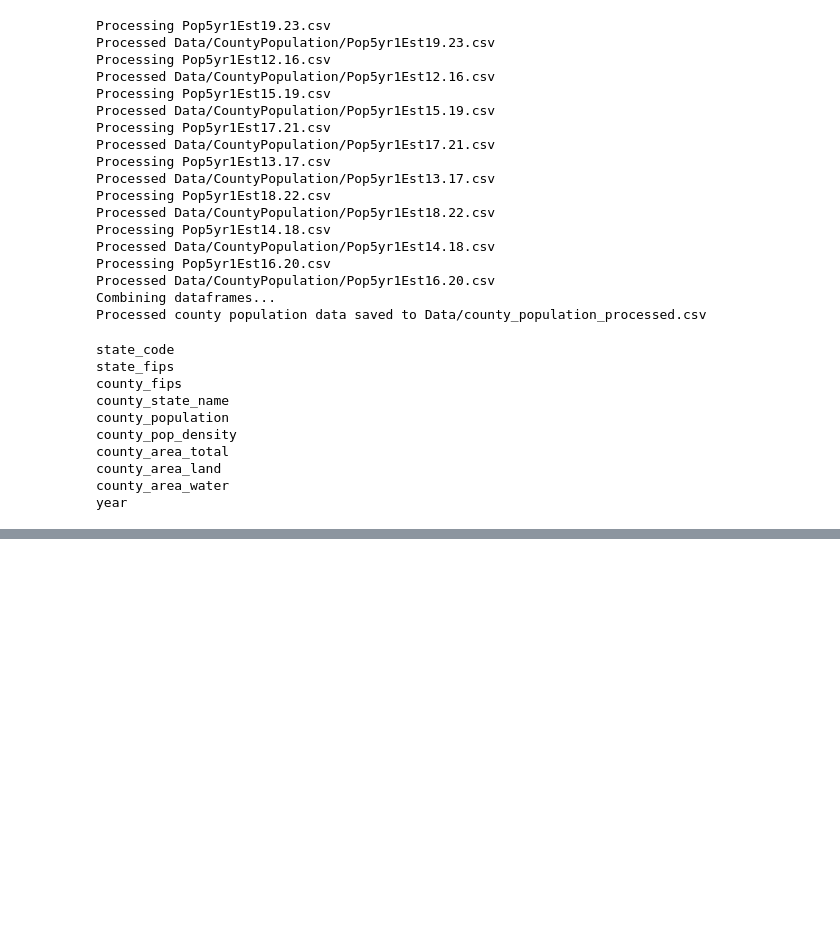
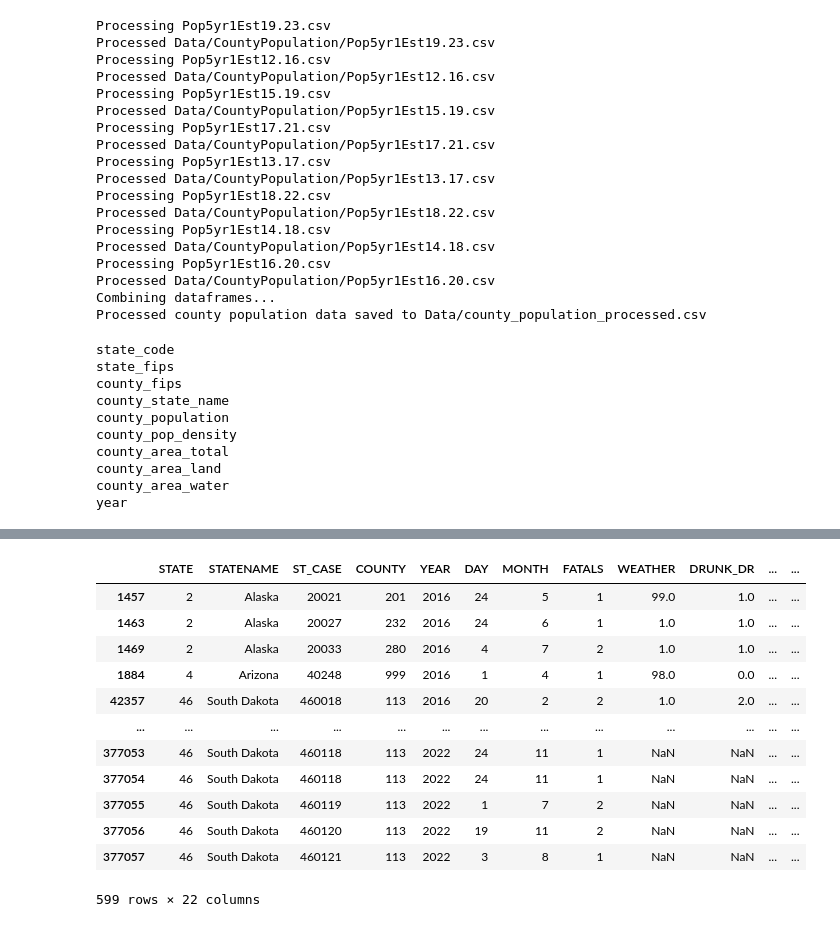
Before and after one commit to mheilner/AVBDiD, a Jupyter notebook: county_data.ipynb, the cells around one changed output, grey strips where cells are left out. Drawn from its saved outputs; the diff is of its cells as text; code cells hidden in the pictures; blank space fills up the shorter version.

```diff
--- a/county_data.ipynb
+++ b/county_data.ipynb
@@ -187,0 +248,18 @@ year
+# %%
+# check how many rows have no county_population data
+no_county_population_data = merged_data[merged_data['county_fips'].isnull()]
+no_county_population_data
+# %% [output]
+|  | STATE | STATENAME | ST_CASE | COUNTY | YEAR | DAY | MONTH | FATALS | WEATHER | DRUNK_DR | ... | ... |
+| 1457 | 2 | Alaska | 20021 | 201 | 2016 | 24 | 5 | 1 | 99.0 | 1.0 | ... | ... |
+| 1463 | 2 | Alaska | 20027 | 232 | 2016 | 24 | 6 | 1 | 1.0 | 1.0 | ... | ... |
+| 1469 | 2 | Alaska | 20033 | 280 | 2016 | 4 | 7 | 2 | 1.0 | 1.0 | ... | ... |
+| 1884 | 4 | Arizona | 40248 | 999 | 2016 | 1 | 4 | 1 | 98.0 | 0.0 | ... | ... |
+| 42357 | 46 | South Dakota | 460018 | 113 | 2016 | 20 | 2 | 2 | 1.0 | 2.0 | ... | ... |
+| ... | ... | ... | ... | ... | ... | ... | ... | ... | ... | ... | ... | ... |
+| 377053 | 46 | South Dakota | 460118 | 113 | 2022 | 24 | 11 | 1 | NaN | NaN | ... | ... |
+| 377054 | 46 | South Dakota | 460118 | 113 | 2022 | 24 | 11 | 1 | NaN | NaN | ... | ... |
+| 377055 | 46 | South Dakota | 460119 | 113 | 2022 | 1 | 7 | 2 | NaN | NaN | ... | ... |
+| 377056 | 46 | South Dakota | 460120 | 113 | 2022 | 19 | 11 | 2 | NaN | NaN | ... | ... |
+| 377057 | 46 | South Dakota | 460121 | 113 | 2022 | 3 | 8 | 1 | NaN | NaN | ... | ... |
+599 rows × 22 columns
```
Also changed, not shown: parts of 8 cells of this notebook, 2 other files.
